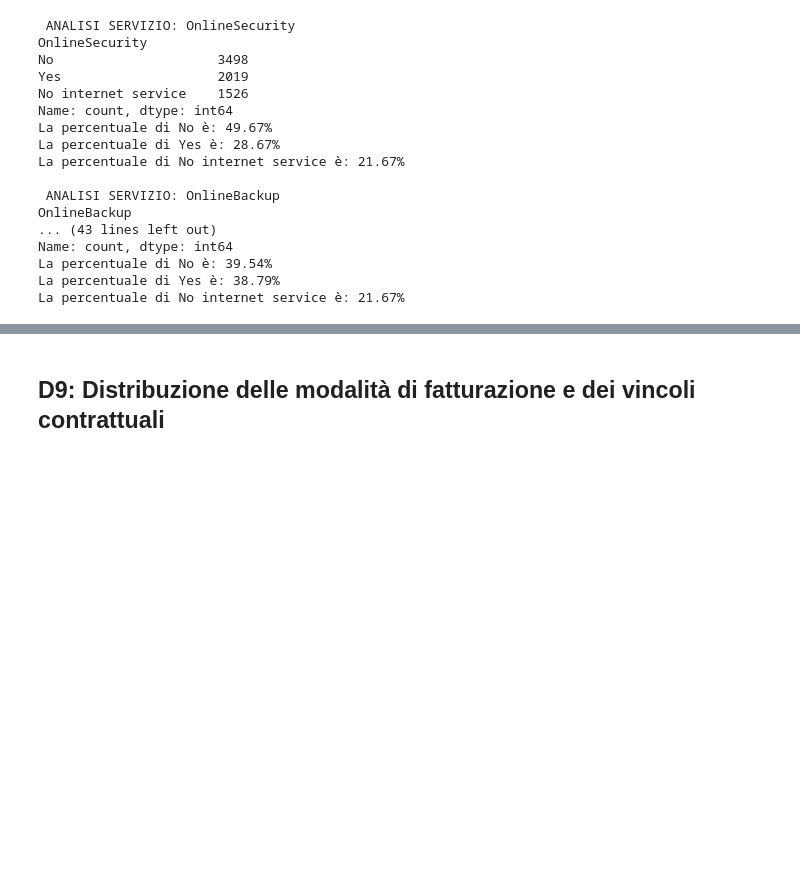
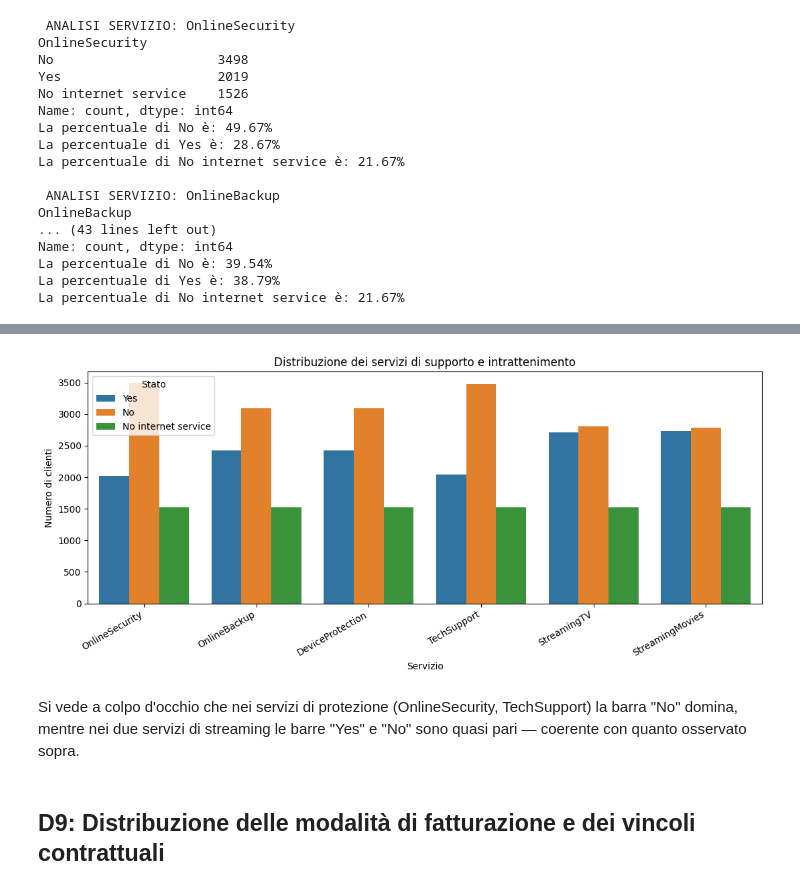
Before and after one commit to aurorap1/Progetto-Data-Science-Gruppo-8-, a Jupyter notebook: Notebook/ProgettoDataScienceGruppo_8.ipynb, the cells around one changed output, grey strips where cells are left out. Saved outputs shown, nothing was run; the diff lists cells and outputs as text; code cells hidden in the pictures; blank space fills up the shorter version.

```diff
--- a/Notebook/ProgettoDataScienceGruppo_8.ipynb
+++ b/Notebook/ProgettoDataScienceGruppo_8.ipynb
@@ -501,3 +536,34 @@ STREAMING MOVIES: Il 40% dei clienti ha un abbonamento a servizi di streaming Mo
+# %%
+# Grafico comparativo dei sei servizi aggiuntivi
+servizi_aggiuntivi = [
+    "OnlineSecurity", "OnlineBackup", "DeviceProtection",
+    "TechSupport", "StreamingTV", "StreamingMovies"
+]
+
+# Trasformiamo il dataframe in formato "lungo": una riga per ogni coppia (servizio, valore)
+# così seaborn può disegnare tutti i servizi affiancati in un unico countplot
+df_servizi = df[servizi_aggiuntivi].melt(var_name="Servizio", value_name="Stato")
+
+plt.figure(figsize=(11, 5))
+sns.countplot(
+    data=df_servizi,
+    x="Servizio",
+    hue="Stato",
+    hue_order=["Yes", "No", "No internet service"]
+)
+plt.title("Distribuzione dei servizi di supporto e intrattenimento")
+plt.xlabel("Servizio")
+plt.ylabel("Numero di clienti")
+plt.xticks(rotation=30, ha="right")
+plt.legend(title="Stato")
+plt.tight_layout()
+plt.show()
+# %% [output]
+[figure, added]
+# %% [markdown]
+Si vede a colpo d'occhio che nei servizi di protezione (OnlineSecurity, TechSupport)
+la barra "No" domina, mentre nei due servizi di streaming le barre "Yes" e "No" sono quasi
+pari — coerente con quanto osservato sopra.
 # %% [markdown]
 ## D9: Distribuzione delle modalità di fatturazione e dei vincoli contrattuali
 # %% [markdown]
```
Also changed, not shown: parts of 106 cells of this notebook.
